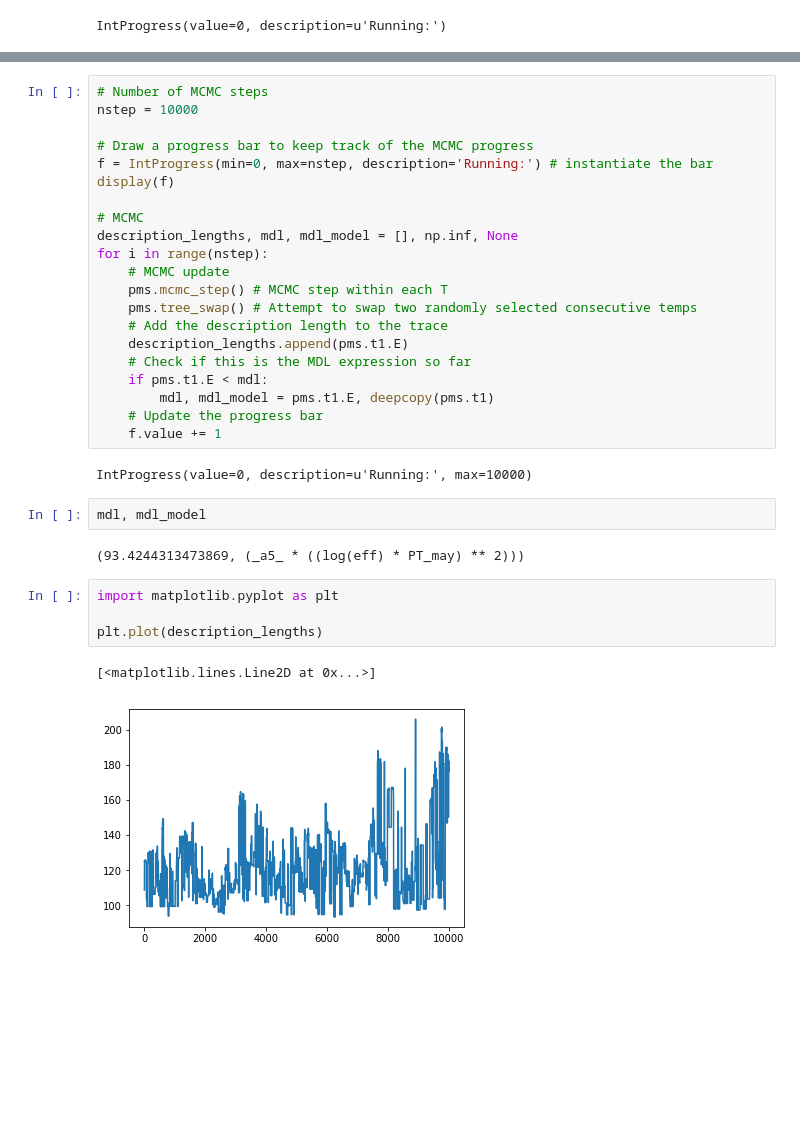
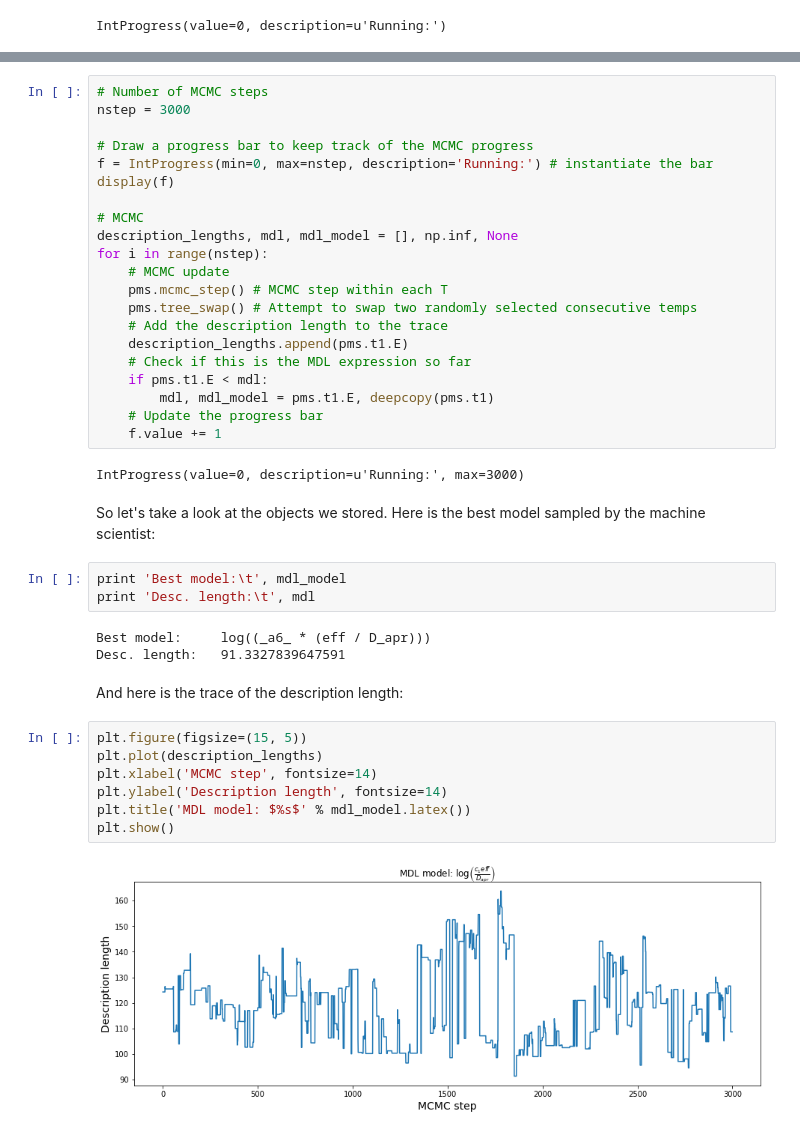
Before and after one commit to AutoResearch/autora, a Jupyter notebook: Tutorial.ipynb, the cells around one changed output, grey strips where cells are left out. Saved outputs shown, nothing was run; the diff lists cells and outputs as text; blank space fills up the shorter version.

```diff
--- a/Tutorial.ipynb
+++ b/Tutorial.ipynb
@@ -97,6 +97,6 @@ Typically, of course, one wants to do something other than just generate express
 # %%
 # Number of MCMC steps
-nstep = 10000
+nstep = 3000
 
 # Draw a progress bar to keep track of the MCMC progress
 f = IntProgress(min=0, max=nstep, description='Running:') # instantiate the bar
@@ -116,15 +116,23 @@ for i in range(nstep):
     # Update the progress bar
     f.value += 1
 # %% [output]
-IntProgress(value=0, description=u'Running:', max=10000)
+IntProgress(value=0, description=u'Running:', max=3000)
-# %%
-mdl, mdl_model
-# %% [output]
-(93.4244313473869, (_a5_ * ((log(eff) * PT_may) ** 2)))
-# %%
-import matplotlib.pyplot as plt
-
-plt.plot(description_lengths)
-# %% [output]
-[<matplotlib.lines.Line2D at 0x...>]
-[figure, removed]
+# %% [markdown]
+So let's take a look at the objects we stored. Here is the best model sampled by the machine scientist:
+# %%
+print 'Best model:\t', mdl_model
+print 'Desc. length:\t', mdl
+# %% [output]
+Best model:     log((_a6_ * (eff / D_apr)))
+Desc. length:   91.3327839647591
+# %% [markdown]
+And here is the trace of the description length:
+# %%
+plt.figure(figsize=(15, 5))
+plt.plot(description_lengths)
+plt.xlabel('MCMC step', fontsize=14)
+plt.ylabel('Description length', fontsize=14)
+plt.title('MDL model: $%s$' % mdl_model.latex())
+plt.show()
+# %% [output]
+[figure, added]
```
Also changed, not shown: parts of 8 cells of this notebook.
